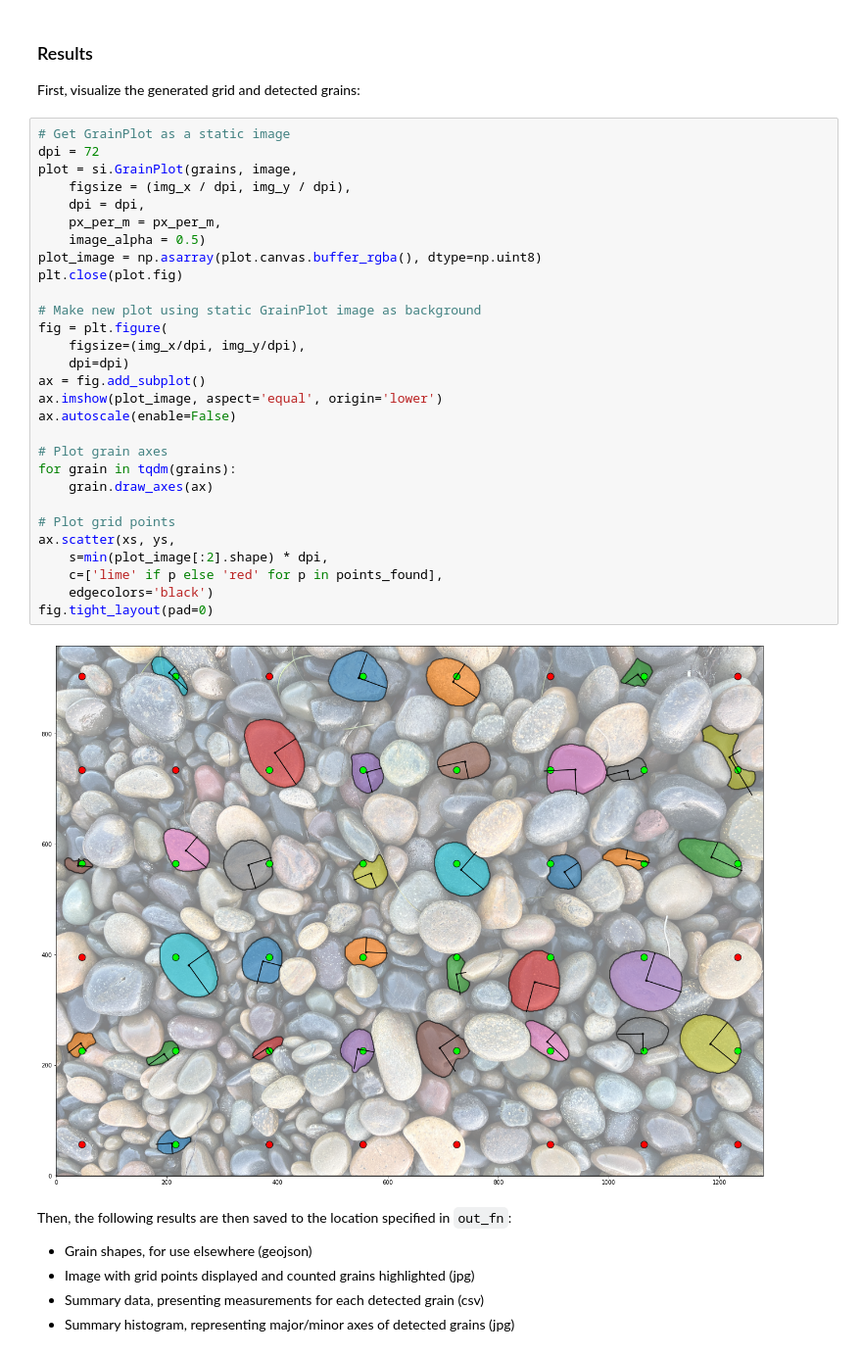
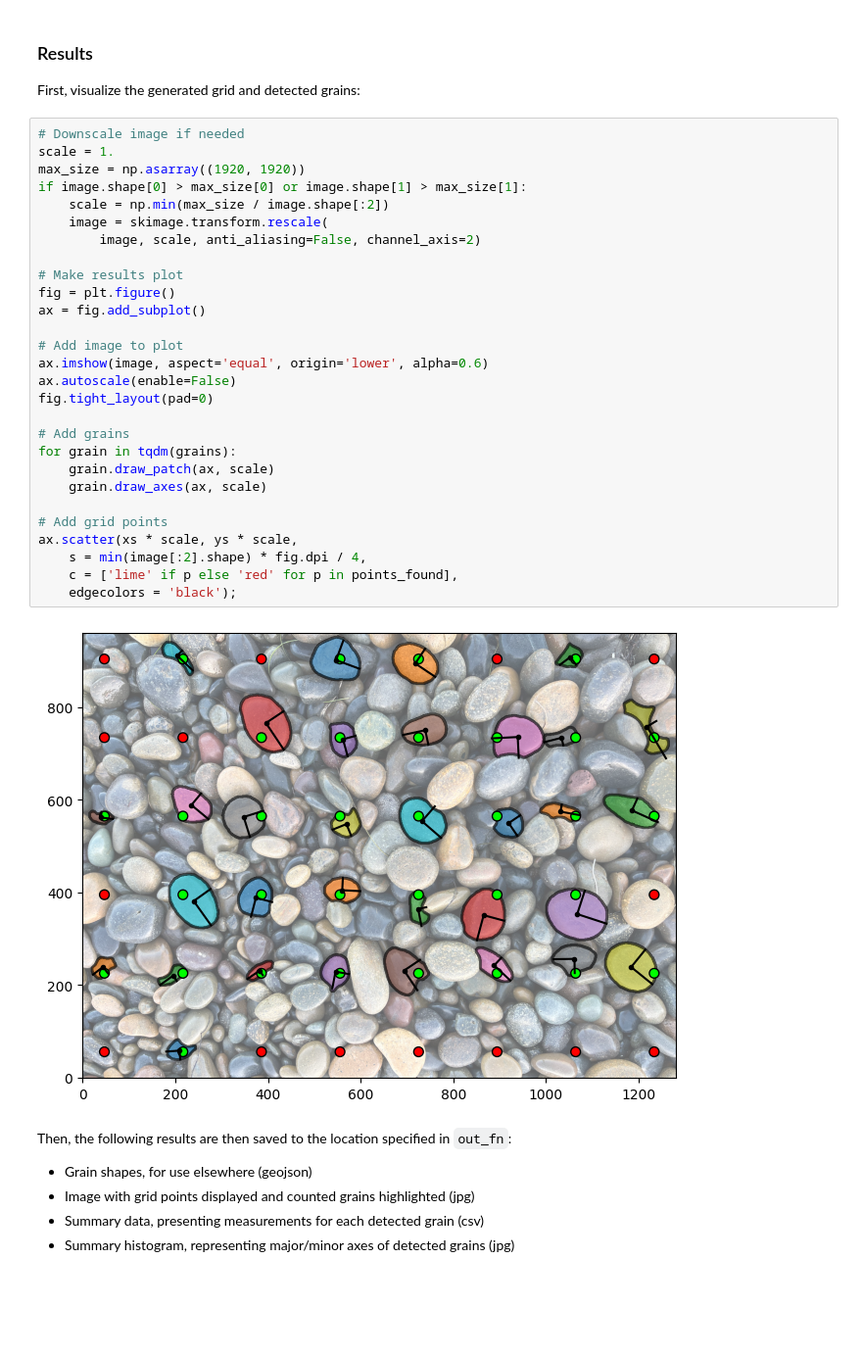
Before and after one commit to dirtbirb/segmenteverygrain, a Jupyter notebook: grid_count.ipynb, the cells around one changed output. Shown at 98% size. Cells and saved outputs as stored; diff of their text form; blank space fills up the shorter version.

Commit message:
optimize memory usage with grid_count

```diff
--- a/grid_count.ipynb
+++ b/grid_count.ipynb
@@ -45,36 +51,35 @@ for g in tqdm(grains):
 
 First, visualize the generated grid and detected grains:
 # %%
-# Get GrainPlot as a static image
-dpi = 72
-plot = si.GrainPlot(grains, image,
-    figsize = (img_x / dpi, img_y / dpi),
-    dpi = dpi,
-    px_per_m = px_per_m,
-    image_alpha = 0.5)
-plot_image = np.asarray(plot.canvas.buffer_rgba(), dtype=np.uint8)
-plt.close(plot.fig)
+# Downscale image if needed
+scale = 1.
+max_size = np.asarray((1920, 1920))
+if image.shape[0] > max_size[0] or image.shape[1] > max_size[1]:
+    scale = np.min(max_size / image.shape[:2])
+    image = skimage.transform.rescale(
+        image, scale, anti_aliasing=False, channel_axis=2)
 
-# Make new plot using static GrainPlot image as background
-fig = plt.figure(
-    figsize=(img_x/dpi, img_y/dpi),
-    dpi=dpi)
+# Make results plot
+fig = plt.figure()
 ax = fig.add_subplot()
-ax.imshow(plot_image, aspect='equal', origin='lower')
+
+# Add image to plot
+ax.imshow(image, aspect='equal', origin='lower', alpha=0.6)
 ax.autoscale(enable=False)
+fig.tight_layout(pad=0)
 
-# Plot grain axes
+# Add grains
 for grain in tqdm(grains):
-    grain.draw_axes(ax)
+    grain.draw_patch(ax, scale)
+    grain.draw_axes(ax, scale)
 
-# Plot grid points
-ax.scatter(xs, ys,
-    s=min(plot_image[:2].shape) * dpi,
-    c=['lime' if p else 'red' for p in points_found],
-    edgecolors='black')
-fig.tight_layout(pad=0)
+# Add grid points
+ax.scatter(xs * scale, ys * scale,
+    s = min(image[:2].shape) * fig.dpi / 4,
+    c = ['lime' if p else 'red' for p in points_found],
+    edgecolors = 'black');
 # %% [output]
-[figure, old version]
+[figure, new version]
 # %% [markdown]
 Then, the following results are then saved to the location specified in `out_fn`:
 - Grain shapes, for use elsewhere (geojson)
```
Also changed, not shown: parts of 4 cells of this notebook, 1 other file.
